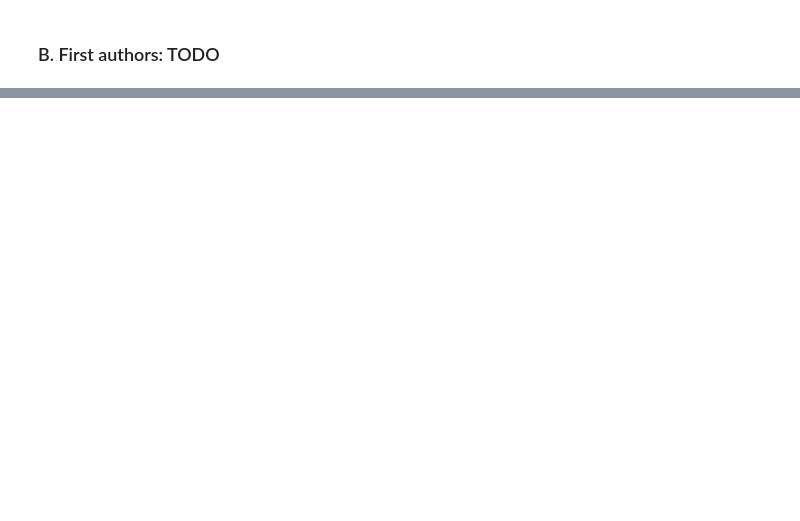
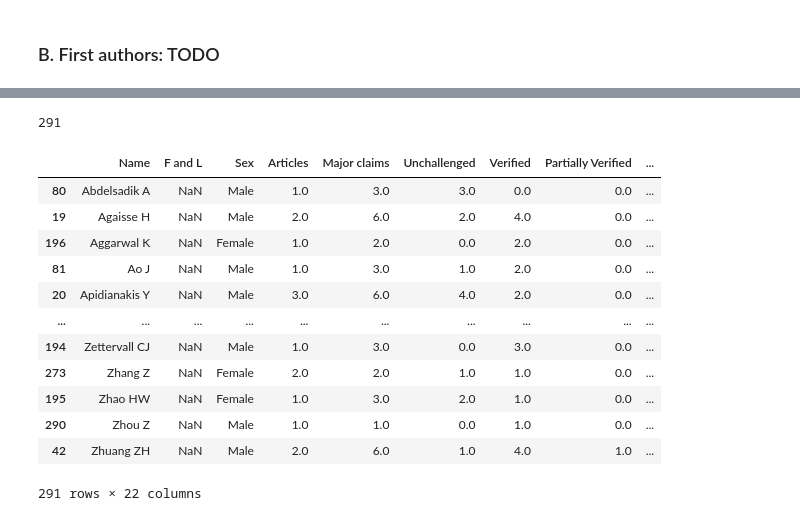
Before and after one commit to jcblemai/drosophila-reproducibility, a Jupyter notebook: preprocess.ipynb, the cells around one changed output, grey strips where cells are left out. Drawn from its saved outputs; the diff is of its cells as text; code cells hidden in the pictures; blank space fills up the shorter version.

```diff
--- a/preprocess.ipynb
+++ b/preprocess.ipynb
@@ -241,0 +351,3 @@ all_LH_inner.to_csv('preprocessed_data/LH_inner.csv', index=False)
+# %%
+paper_auth_pairs_FH = paper_auth_pairs.drop(columns=['last author']).sort_values("first author", ascending=True)
+paper_auth_pairs_FH = preprocess_utils.deduplicate_by(paper_auth_pairs_FH, "first author")
@@ -242,19 +380,28 @@ all_LH_inner.to_csv('preprocessed_data/LH_inner.csv', index=False)
 # %%
-paper_auth_pairs_FH = paper_auth_pairs[["first author", "Affiliation", "Country", "Ivy league"]] # TODO
-paper_auth_pairs_FH = deduplicate_by(paper_auth_pairs_FH, "first author")
-claims_FH = authors_claims[authors_claims['Authorship'] == 'First']
+claims_FH = authors_claims[authors_claims['Authorship'] == 'First'].copy()
 
 # create merge columns: lowercased and stripped of accents
 paper_auth_pairs_FH['fh_proc'] = paper_auth_pairs_FH['first author'].str.lower()
 paper_auth_pairs_FH['fh_proc'] = paper_auth_pairs_FH['fh_proc'].str.normalize('NFKD').str.encode('ascii', errors='ignore').str.decode('utf-8')
+paper_auth_pairs_FH['fh_proc'] = paper_auth_pairs_FH['fh_proc'].str.replace('derre', 'derre i')
+paper_auth_pairs_FH['fh_proc'] = paper_auth_pairs_FH['fh_proc'].str.replace('markus', 'markus r')
 claims_FH['fh_proc'] = claims_FH['Name'].str.lower()
 claims_FH['fh_proc'] = claims_FH['fh_proc'].str.normalize('NFKD').str.encode('ascii', errors='ignore').str.decode('utf-8')
+
+
+# check for duplicate lh_proc in paper_auth_pairs_LH
+print(len(paper_auth_pairs_FH[paper_auth_pairs_FH.duplicated('fh_proc', keep=False)]), "duplicates in paper_auth_pairs_LH")
+# check for duplicate lh_proc in claims_LH
+print(len(claims_FH[claims_FH.duplicated('fh_proc', keep=False)]), "duplicates in claims_LH")
+
 
 all_FH = pd.merge(claims_FH, paper_auth_pairs_FH, on='fh_proc', how='outer')
 print(len(claims_FH), len(paper_auth_pairs_FH), len(all_FH))
 
-unique_pairs = all_FH[["Name", "first author", "fh_proc"]].drop_duplicates().sort_values("first author", ascending=True)
+print(" ONLY in Pairs               only in Claims        matching key ")
+print("-"*70)
+unique_pairs = all_FH[["Name", "first author", "fh_proc"]].drop_duplicates().sort_values("fh_proc", ascending=True)
 for i in range(0, len(unique_pairs)):
     if pd.isna(unique_pairs.iloc[i]['first author']) or pd.isna(unique_pairs.iloc[i]['Name']):
         print('💥 ', end='')
-        print(f"{unique_pairs.iloc[i]['fh_proc']:<20} {unique_pairs.iloc[i]['first author']:<20}  {unique_pairs.iloc[i]['Name']}")
+        print(f" {unique_pairs.iloc[i]['first author']:<20}  {unique_pairs.iloc[i]['Name']:<20} --> {unique_pairs.iloc[i]['fh_proc']:<20}")
@@ -260,0 +417,23 @@ for i in range(0, len(unique_pairs)):
+# %%
+all_FH_inner = pd.merge(claims_FH, paper_auth_pairs_FH, on='fh_proc', how='inner').sort_values("fh_proc", ascending=True)
+all_FH_inner.drop(columns=['Continuity', 'Historical lab after 1998', 'Historical lab', "Sex_y"], inplace=True)
+# rename Sex_x to Sex
+all_FH_inner = all_FH_inner.rename(columns={'Sex_x': 'Sex'})
+print(len(all_FH_inner))
+all_FH_inner.to_csv('preprocessed_data/FH_inner.csv', index=False)
+all_FH_inner
+# %% [output]
+291
+|  | Name | F and L | Sex | Articles | Major claims | Unchallenged | Verified | Partially Verified | ... |
+| 80 | Abdelsadik A | NaN | Male | 1.0 | 3.0 | 3.0 | 0.0 | 0.0 | ... |
+| 19 | Agaisse H | NaN | Male | 2.0 | 6.0 | 2.0 | 4.0 | 0.0 | ... |
+| 196 | Aggarwal K | NaN | Female | 1.0 | 2.0 | 0.0 | 2.0 | 0.0 | ... |
+| 81 | Ao J | NaN | Male | 1.0 | 3.0 | 1.0 | 2.0 | 0.0 | ... |
+| 20 | Apidianakis Y | NaN | Male | 3.0 | 6.0 | 4.0 | 2.0 | 0.0 | ... |
+| ... | ... | ... | ... | ... | ... | ... | ... | ... | ... |
+| 194 | Zettervall CJ | NaN | Male | 1.0 | 3.0 | 0.0 | 3.0 | 0.0 | ... |
+| 273 | Zhang Z | NaN | Female | 2.0 | 2.0 | 1.0 | 1.0 | 0.0 | ... |
+| 195 | Zhao HW | NaN | Female | 1.0 | 3.0 | 2.0 | 1.0 | 0.0 | ... |
+| 290 | Zhou Z | NaN | Male | 1.0 | 1.0 | 0.0 | 1.0 | 0.0 | ... |
+| 42 | Zhuang ZH | NaN | Male | 2.0 | 6.0 | 1.0 | 4.0 | 1.0 | ... |
+291 rows × 22 columns
```
Also changed, not shown: parts of 20 cells of this notebook, 4 other files.
